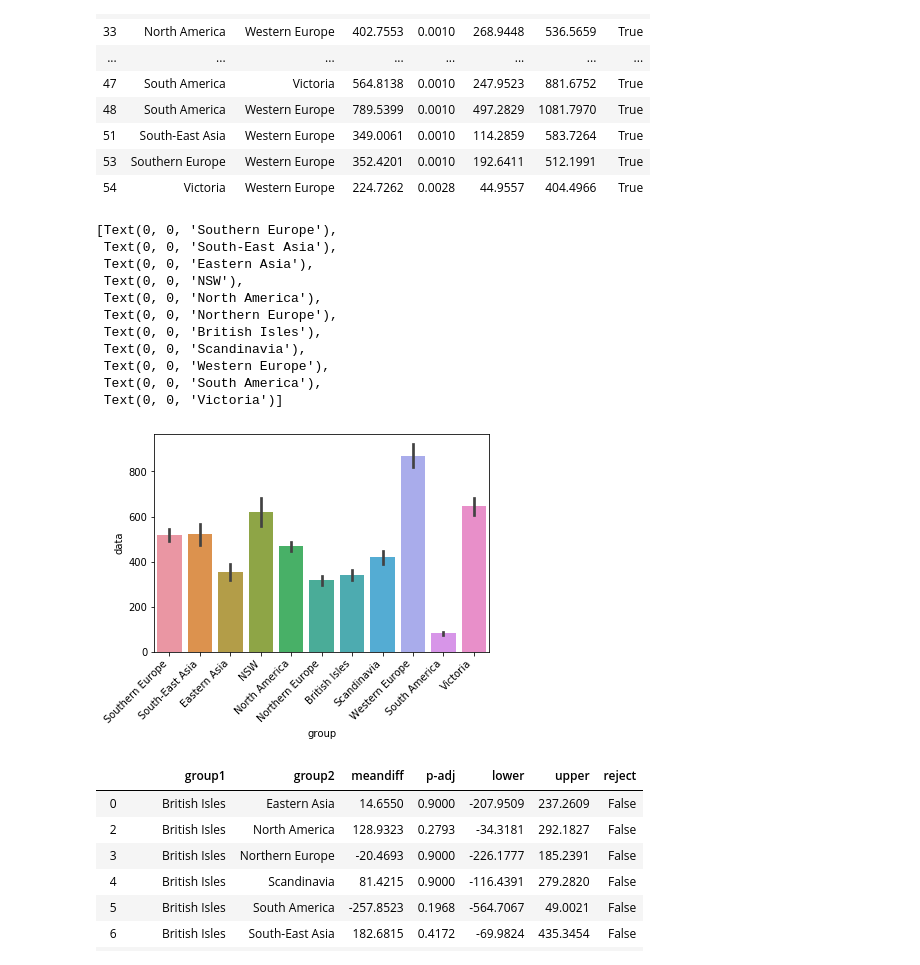
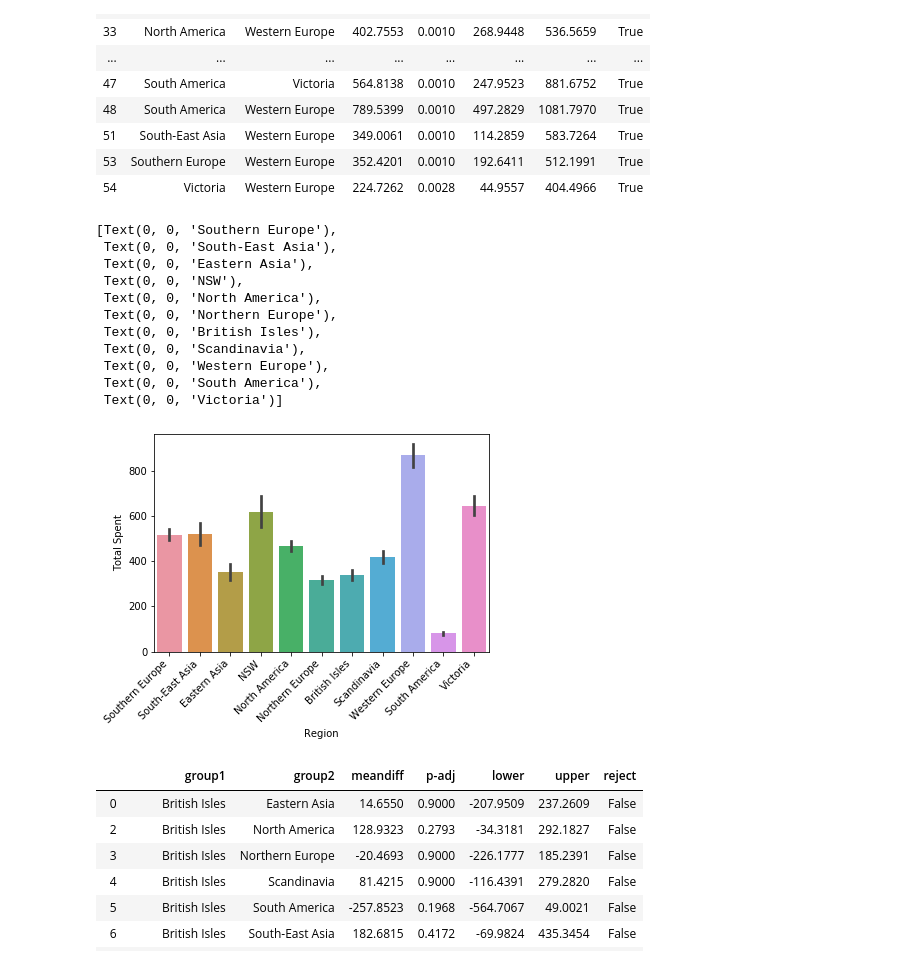
Before and after one commit to alexanderjohnny/hypothesis_testing_workflow_python, a Jupyter notebook: ALEX_BEAT_student.ipynb, the cells around one changed output. Drawn from its saved outputs; the diff is of its cells as text; code cells hidden in the pictures.

Commit message:
updates to readme and visuals

```diff
--- a/ALEX_BEAT_student.ipynb
+++ b/ALEX_BEAT_student.ipynb
@@ -1249,3 +1253,5 @@ h3tukeyprepdf
 | 2123 | 244.30 | Victoria |
 | 2140 | 34.90 | Victoria |
 2106 rows × 2 columns
+# %%
+h3tukeyprepdf.rename(columns={'data': 'Total Spent', 'group': 'Region'}, inplace=True)
@@ -1312,21 +1334,21 @@ h3tukeydf.loc[h3tukeydf['reject']==True]
 | 53 | Southern Europe | Western Europe | 352.4201 | 0.0010 | 192.6411 | 512.1991 | True |
 | 54 | Victoria | Western Europe | 224.7262 | 0.0028 | 44.9557 | 404.4966 | True |
 # %%
-ax = sns.barplot(data=h3tukeyprepdf,x='group',y='data',ci=68)
+ax = sns.barplot(data=h3tukeyprepdf,x='Region',y='Total Spent',ci=68)
 ax.set_xticklabels(ax.get_xticklabels(), rotation=45, horizontalalignment='right')
 # %% [output]
 [Text(0, 0, 'Southern Europe'),
  Text(0, 0, 'South-East Asia'),
  Text(0, 0, 'Eastern Asia'),
  Text(0, 0, 'NSW'),
  Text(0, 0, 'North America'),
  Text(0, 0, 'Northern Europe'),
  Text(0, 0, 'British Isles'),
  Text(0, 0, 'Scandinavia'),
  Text(0, 0, 'Western Europe'),
  Text(0, 0, 'South America'),
  Text(0, 0, 'Victoria')]
-[figure, old version]
+[figure, new version]
 # %%
 h3tukeydf.loc[h3tukeydf['reject']==False]
 # %% [output]
```
Also changed, not shown: parts of 11 cells of this notebook, 22 other files.
